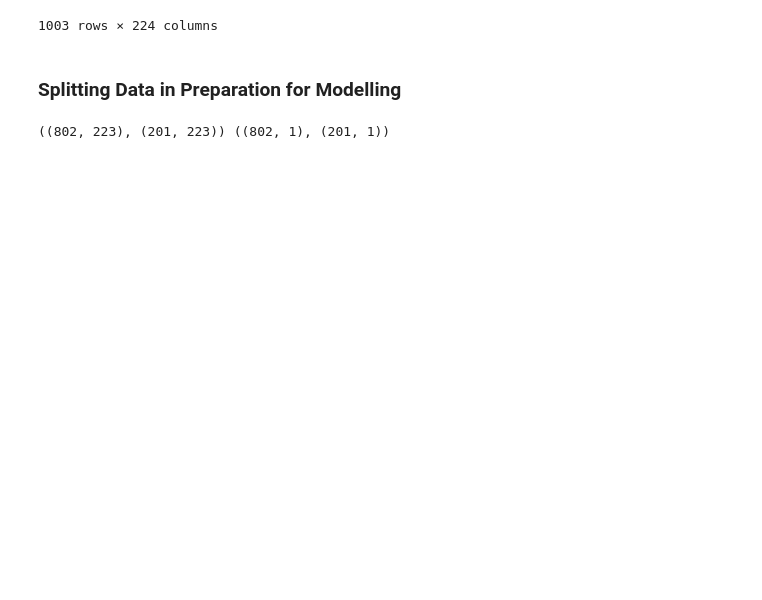
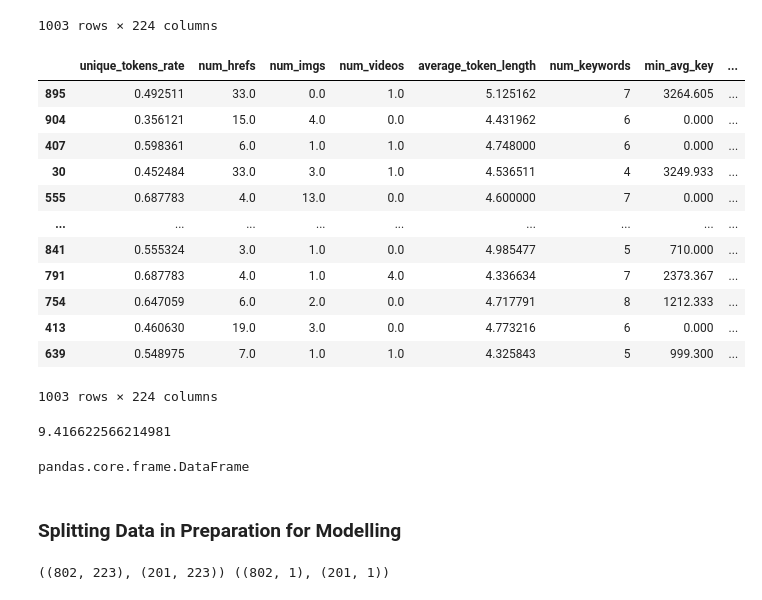
Before and after one commit to Thaps/ProjectPro, a Jupyter notebook: My Projects/ProjectPro/News_Article_Share_Prediction/Notebooks/Modelling.ipynb, the cells around one changed output. Drawn from its saved outputs; the diff is of its cells as text; code cells hidden in the pictures; blank space fills up the shorter version.

Commit message:
News Article Share Exercise

```diff
--- a/My Projects/ProjectPro/News_Article_Share_Prediction/Notebooks/Modelling.ipynb
+++ b/My Projects/ProjectPro/News_Article_Share_Prediction/Notebooks/Modelling.ipynb
@@ -78,6 +79,30 @@ tfidf_2_200
 | 1001 | 0.447368 | 7.0 | 1.0 | 0.0 | 4.667961 | 8 | 0.000 | ... |
 | 1002 | 0.480412 | 5.0 | 2.0 | 0.0 | 4.429126 | 5 | 1404.841 | ... |
 1003 rows × 224 columns
+# %%
+tfidf_2_200.sort_values(by=['shares'], ascending=False)
+# %% [output]
+|  | unique_tokens_rate | num_hrefs | num_imgs | num_videos | average_token_length | num_keywords | min_avg_key | ... |
+| 895 | 0.492511 | 33.0 | 0.0 | 1.0 | 5.125162 | 7 | 3264.605 | ... |
+| 904 | 0.356121 | 15.0 | 4.0 | 0.0 | 4.431962 | 6 | 0.000 | ... |
+| 407 | 0.598361 | 6.0 | 1.0 | 1.0 | 4.748000 | 6 | 0.000 | ... |
+| 30 | 0.452484 | 33.0 | 3.0 | 1.0 | 4.536511 | 4 | 3249.933 | ... |
+| 555 | 0.687783 | 4.0 | 13.0 | 0.0 | 4.600000 | 7 | 0.000 | ... |
+| ... | ... | ... | ... | ... | ... | ... | ... | ... |
+| 841 | 0.555324 | 3.0 | 1.0 | 0.0 | 4.985477 | 5 | 710.000 | ... |
+| 791 | 0.687783 | 4.0 | 1.0 | 4.0 | 4.336634 | 7 | 2373.367 | ... |
+| 754 | 0.647059 | 6.0 | 2.0 | 0.0 | 4.717791 | 8 | 1212.333 | ... |
+| 413 | 0.460630 | 19.0 | 3.0 | 0.0 | 4.773216 | 6 | 0.000 | ... |
+| 639 | 0.548975 | 7.0 | 1.0 | 1.0 | 4.325843 | 5 | 999.300 | ... |
+1003 rows × 224 columns
+# %%
+np.log(1+12290)
+# %% [output]
+9.416622566214981
+# %%
+type(tfidf_2_200)
+# %% [output]
+pandas.core.frame.DataFrame
 # %% [markdown]
 <h3>Splitting Data in Preparation for Modelling</h3>
 # %%
```
Also changed, not shown: parts of 21 cells of this notebook.
